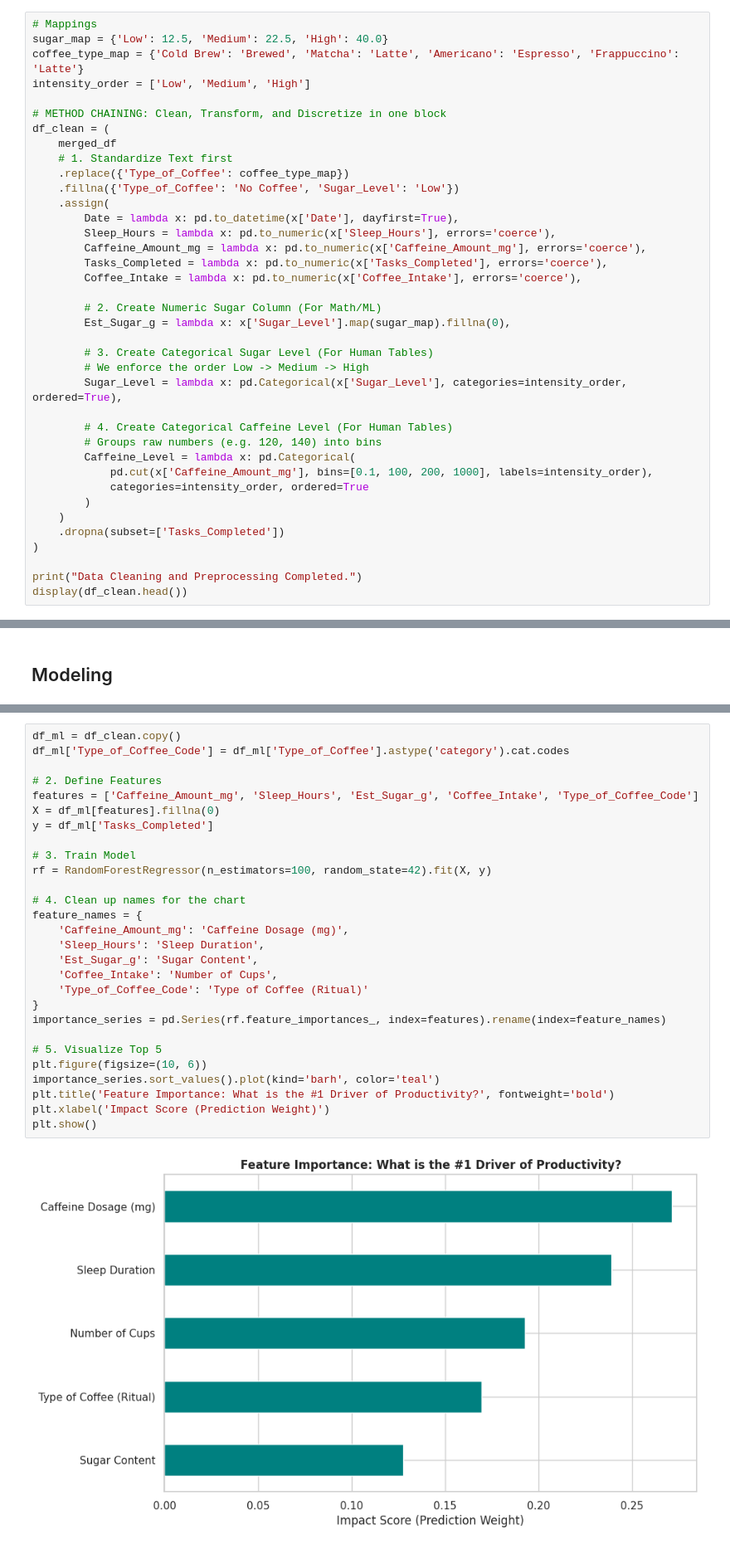
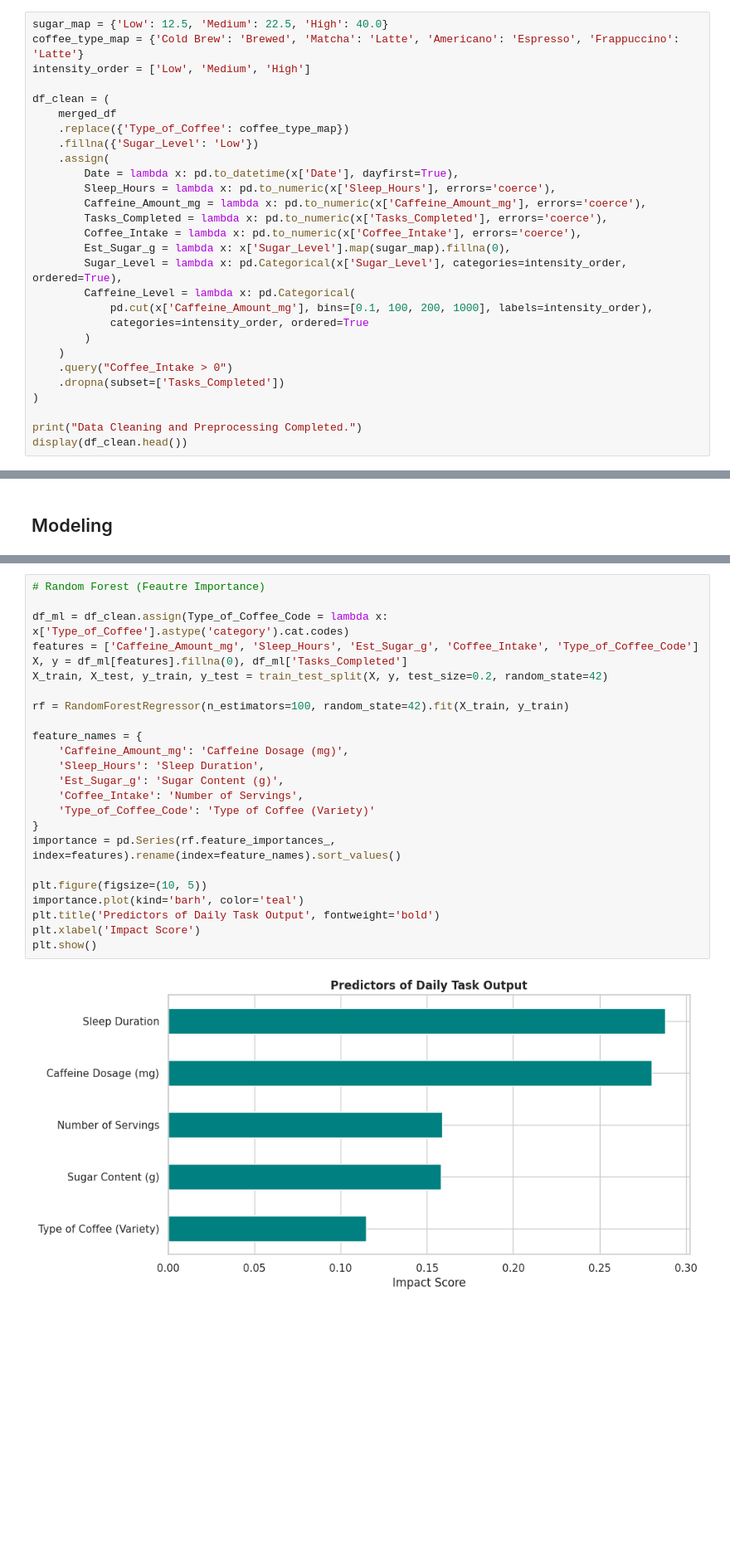
Before and after one commit to rachocr/CCDATSCL_PROJECT, a Jupyter notebook: FINALS_Notebook.ipynb, the cells around one changed output, grey strips where cells are left out. Shown at 83% size. Cells and saved outputs as stored; diff of their text form; blank space fills up the shorter version.

```diff
--- a/FINALS_Notebook.ipynb
+++ b/FINALS_Notebook.ipynb
@@ -149,38 +139,28 @@ dtype: int64
 # %% [markdown]
 ## Data Cleaning and Preprocessing
 # %%
-# Mappings
 sugar_map = {'Low': 12.5, 'Medium': 22.5, 'High': 40.0}
 coffee_type_map = {'Cold Brew': 'Brewed', 'Matcha': 'Latte', 'Americano': 'Espresso', 'Frappuccino': 'Latte'}
 intensity_order = ['Low', 'Medium', 'High']
 
-# METHOD CHAINING: Clean, Transform, and Discretize in one block
 df_clean = (
     merged_df
-    # 1. Standardize Text first
     .replace({'Type_of_Coffee': coffee_type_map})
-    .fillna({'Type_of_Coffee': 'No Coffee', 'Sugar_Level': 'Low'})
+    .fillna({'Sugar_Level': 'Low'})
     .assign(
         Date = lambda x: pd.to_datetime(x['Date'], dayfirst=True),
         Sleep_Hours = lambda x: pd.to_numeric(x['Sleep_Hours'], errors='coerce'),
         Caffeine_Amount_mg = lambda x: pd.to_numeric(x['Caffeine_Amount_mg'], errors='coerce'),
         Tasks_Completed = lambda x: pd.to_numeric(x['Tasks_Completed'], errors='coerce'),
         Coffee_Intake = lambda x: pd.to_numeric(x['Coffee_Intake'], errors='coerce'),
-
-        # 2. Create Numeric Sugar Column (For Math/ML)
         Est_Sugar_g = lambda x: x['Sugar_Level'].map(sugar_map).fillna(0),
-
-        # 3. Create Categorical Sugar Level (For Human Tables)
-        # We enforce the order Low -> Medium -> High
         Sugar_Level = lambda x: pd.Categorical(x['Sugar_Level'], categories=intensity_order, ordered=True),
-
-        # 4. Create Categorical Caffeine Level (For Human Tables)
-        # Groups raw numbers (e.g. 120, 140) into bins
         Caffeine_Level = lambda x: pd.Categorical(
             pd.cut(x['Caffeine_Amount_mg'], bins=[0.1, 100, 200, 1000], labels=intensity_order),
             categories=intensity_order, ordered=True
         )
     )
+    .query("Coffee_Intake > 0")
     .dropna(subset=['Tasks_Completed'])
 )
 
@@ -324,30 +386,26 @@ plt.show()
 # %%
-df_ml = df_clean.copy()
-df_ml['Type_of_Coffee_Code'] = df_ml['Type_of_Coffee'].astype('category').cat.codes
+# Random Forest (Feautre Importance)
 
-# 2. Define Features
+df_ml = df_clean.assign(Type_of_Coffee_Code = lambda x: x['Type_of_Coffee'].astype('category').cat.codes)
 features = ['Caffeine_Amount_mg', 'Sleep_Hours', 'Est_Sugar_g', 'Coffee_Intake', 'Type_of_Coffee_Code']
-X = df_ml[features].fillna(0)
-y = df_ml['Tasks_Completed']
+X, y = df_ml[features].fillna(0), df_ml['Tasks_Completed']
+X_train, X_test, y_train, y_test = train_test_split(X, y, test_size=0.2, random_state=42)
 
-# 3. Train Model
-rf = RandomForestRegressor(n_estimators=100, random_state=42).fit(X, y)
+rf = RandomForestRegressor(n_estimators=100, random_state=42).fit(X_train, y_train)
 
-# 4. Clean up names for the chart
 feature_names = {
     'Caffeine_Amount_mg': 'Caffeine Dosage (mg)',
     'Sleep_Hours': 'Sleep Duration',
-    'Est_Sugar_g': 'Sugar Content',
-    'Coffee_Intake': 'Number of Cups',
-    'Type_of_Coffee_Code': 'Type of Coffee (Ritual)'
+    'Est_Sugar_g': 'Sugar Content (g)',
+    'Coffee_Intake': 'Number of Servings',
+    'Type_of_Coffee_Code': 'Type of Coffee (Variety)'
 }
-importance_series = pd.Series(rf.feature_importances_, index=features).rename(index=feature_names)
+importance = pd.Series(rf.feature_importances_, index=features).rename(index=feature_names).sort_values()
 
-# 5. Visualize Top 5
-plt.figure(figsize=(10, 6))
-importance_series.sort_values().plot(kind='barh', color='teal')
-plt.title('Feature Importance: What is the #1 Driver of Productivity?', fontweight='bold')
-plt.xlabel('Impact Score (Prediction Weight)')
+plt.figure(figsize=(10, 5))
+importance.plot(kind='barh', color='teal')
+plt.title('Predictors of Daily Task Output', fontweight='bold')
+plt.xlabel('Impact Score')
 plt.show()
 # %% [output]
-[figure, old version]
+[figure, new version]
```
Also changed, not shown: parts of 19 cells of this notebook.
